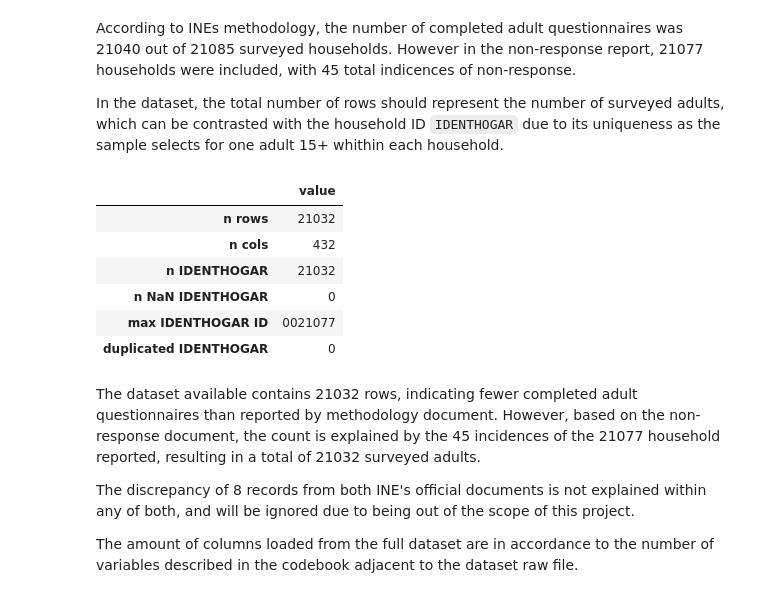
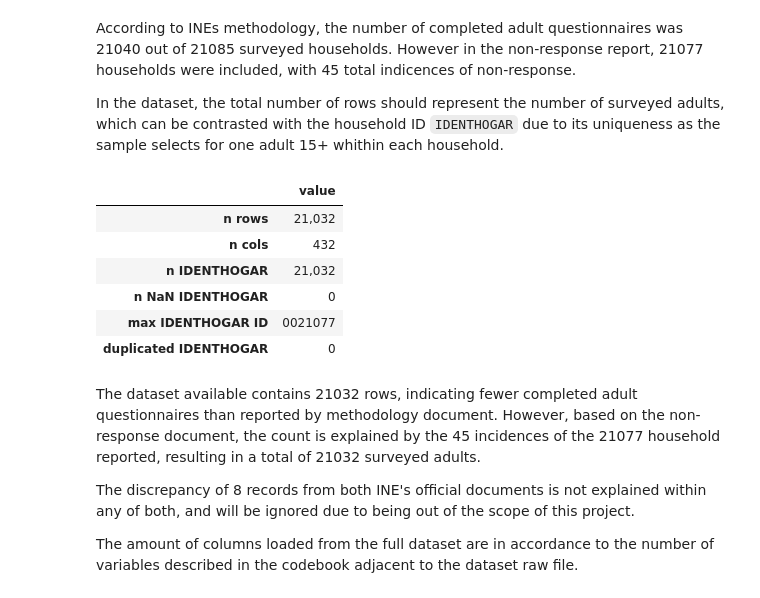
Before and after one commit to LoloCG/INE-health-data-Test, a Jupyter notebook: notebooks/01_esde_adult_2023_data_audit.ipynb, the cells around one changed output. Cells and saved outputs as stored; diff of their text form; code cells hidden in the pictures.

```diff
--- a/notebooks/01_esde_adult_2023_data_audit.ipynb
+++ b/notebooks/01_esde_adult_2023_data_audit.ipynb
@@ -24,18 +25,18 @@ In the dataset, the total number of rows should represent the number of surveyed
 # %%
 all_raw_data = load_variables()
 pd.Series({
-    "n rows": len(all_raw_data),
-    "n cols": len(all_raw_data.columns),
-    "n IDENTHOGAR": all_raw_data["IDENTHOGAR"].count(),
+    "n rows": f"{len(all_raw_data):,.0f}",
+    "n cols": f"{len(all_raw_data.columns):,.0f}",
+    "n IDENTHOGAR": f"{all_raw_data["IDENTHOGAR"].count():,.0f}",
     "n NaN IDENTHOGAR": all_raw_data["IDENTHOGAR"].isna().sum(),
     "max IDENTHOGAR ID": all_raw_data["IDENTHOGAR"].max(),
     "duplicated IDENTHOGAR": all_raw_data["IDENTHOGAR"].duplicated().sum(),
 }).to_frame(name="value")
 # %% [output]
 |  | value |
-| n rows | 21032 |
+| n rows | 21,032 |
 | n cols | 432 |
-| n IDENTHOGAR | 21032 |
+| n IDENTHOGAR | 21,032 |
 | n NaN IDENTHOGAR | 0 |
 | max IDENTHOGAR ID | 0021077 |
 | duplicated IDENTHOGAR | 0 |
```
Also changed, not shown: parts of 8 cells of this notebook.
